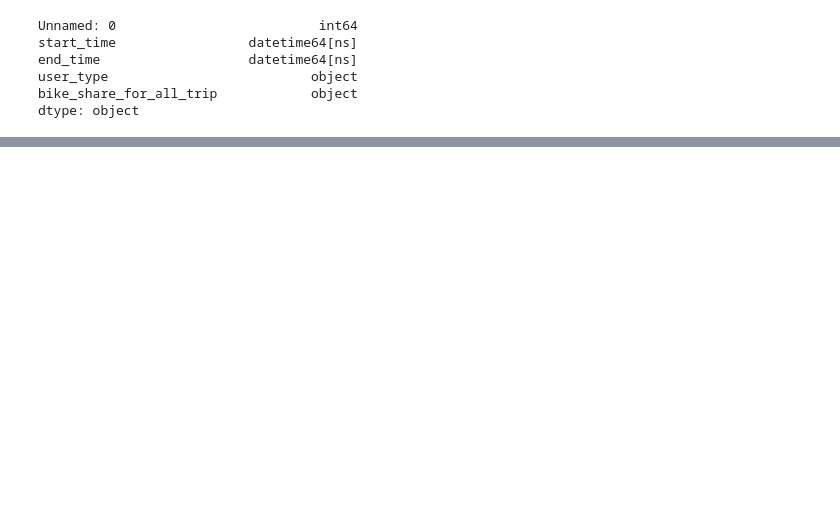
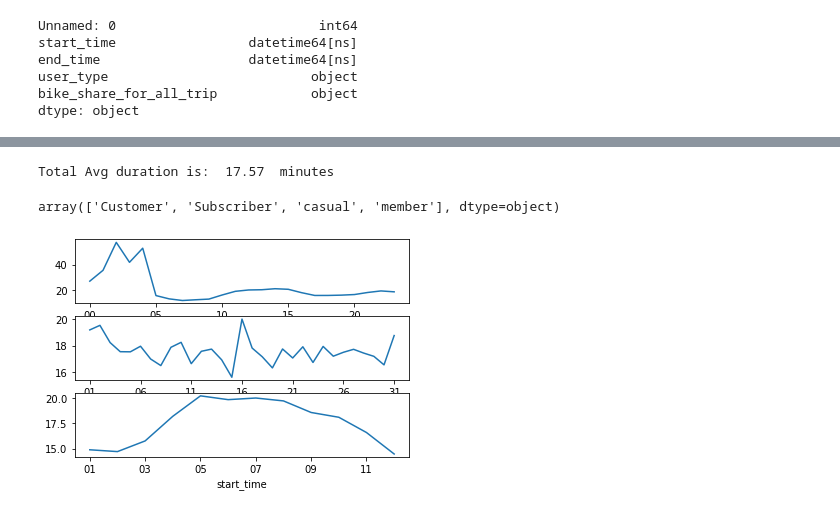
Before and after one commit to abhigadde/baywheels_analysis, a Jupyter notebook: baywheels_EDA.ipynb, the cells around one changed output, grey strips where cells are left out. Drawn from its saved outputs; the diff is of its cells as text; code cells hidden in the pictures; blank space fills up the shorter version.

Commit message:
Added seasonal graphs
Added seasonal graphs by day, week and year into avg duration and ride count

```diff
--- a/baywheels_EDA.ipynb
+++ b/baywheels_EDA.ipynb
@@ -78,0 +91,35 @@ df['duration'] = (df['end_time'] - df['start_time']).dt.total_seconds()
+# %%
+#Question 1
+#Avg duration
+print("Total Avg ride duration is: ",round(df['duration'].mean()/60,2)," minutes")
+
+#Look at duration by time of day.
+df['']
+# %% [output]
+Total Avg duration is:  17.57  minutes
+# %%
+#Look at summary stats totals and different splits
+df.user_type.unique()
+# %% [output]
+array(['Customer', 'Subscriber', 'casual', 'member'], dtype=object)
+# %%
+#Looking at average duration of ride
+
+df_red = df[['start_time','duration']]
+df_red = df_red['duration'].div(60)
+#Group by hour
+plt.subplot(3, 1, 1)
+df_red.groupby(df['start_time'].dt.strftime('%H')).mean().plot()
+
+#Group by day
+plt.subplot(3, 1, 2)
+df_red.groupby(df['start_time'].dt.strftime('%d')).mean().plot()
+
+#Group by month
+plt.subplot(3, 1, 3)
+df_red.groupby(df['start_time'].dt.strftime('%m')).mean().plot()
+
+plt.tight_layout()
+plt.show()
+# %% [output]
+[figure, added]
```
Also changed, not shown: parts of 5 cells of this notebook.
